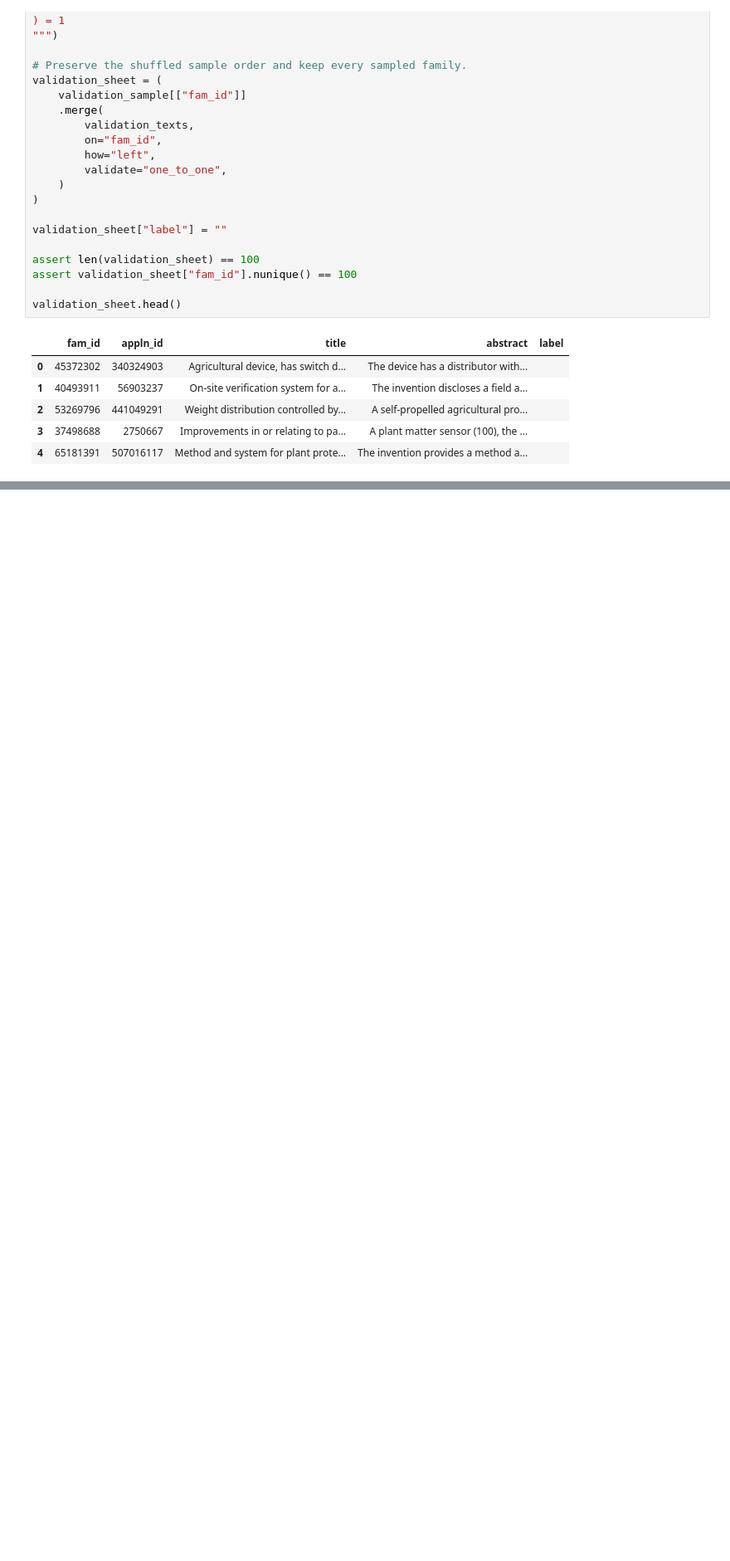
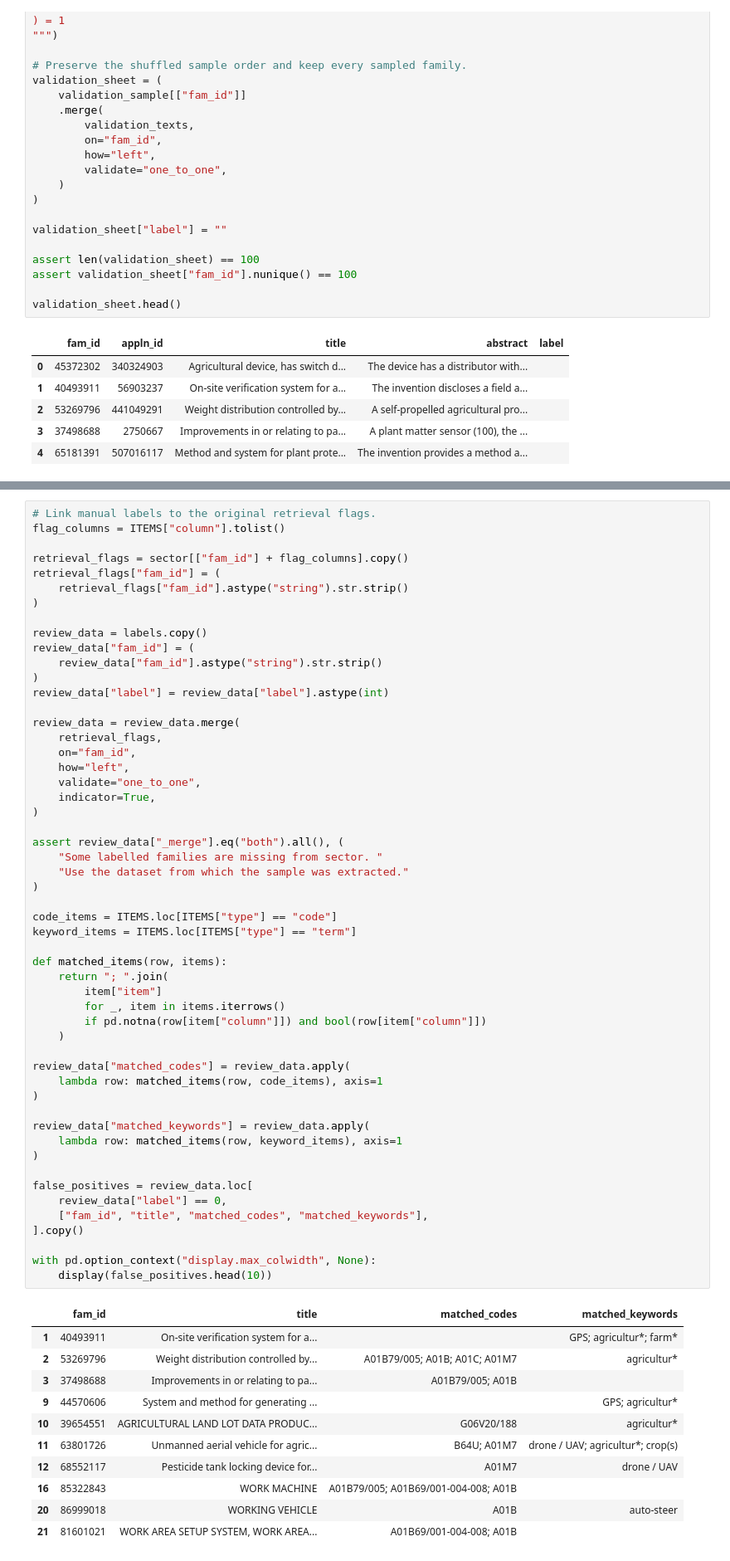
Before and after one commit to AriGBi/team-38-PrecisionAgriculture, a Jupyter notebook: notebooks/Step0_Ale.ipynb, the cells around one changed output, grey strips where cells are left out. Shown at 83% size. Saved outputs shown, nothing was run; the diff lists cells and outputs as text; blank space fills up the shorter version.

```diff
--- a/notebooks/Step0_Ale.ipynb
+++ b/notebooks/Step0_Ale.ipynb
@@ -1046,0 +1098,65 @@ Sampling information: outputs/step0/validation_strata_20261101_110434.csv
+# %%
+# Link manual labels to the original retrieval flags.
+flag_columns = ITEMS["column"].tolist()
+
+retrieval_flags = sector[["fam_id"] + flag_columns].copy()
+retrieval_flags["fam_id"] = (
+    retrieval_flags["fam_id"].astype("string").str.strip()
+)
+
+review_data = labels.copy()
+review_data["fam_id"] = (
+    review_data["fam_id"].astype("string").str.strip()
+)
+review_data["label"] = review_data["label"].astype(int)
+
+review_data = review_data.merge(
+    retrieval_flags,
+    on="fam_id",
+    how="left",
+    validate="one_to_one",
+    indicator=True,
+)
+
+assert review_data["_merge"].eq("both").all(), (
+    "Some labelled families are missing from sector. "
+    "Use the dataset from which the sample was extracted."
+)
+
+code_items = ITEMS.loc[ITEMS["type"] == "code"]
+keyword_items = ITEMS.loc[ITEMS["type"] == "term"]
+
+def matched_items(row, items):
+    return "; ".join(
+        item["item"]
+        for _, item in items.iterrows()
+        if pd.notna(row[item["column"]]) and bool(row[item["column"]])
+    )
+
+review_data["matched_codes"] = review_data.apply(
+    lambda row: matched_items(row, code_items), axis=1
+)
+
+review_data["matched_keywords"] = review_data.apply(
+    lambda row: matched_items(row, keyword_items), axis=1
+)
+
+false_positives = review_data.loc[
+    review_data["label"] == 0,
+    ["fam_id", "title", "matched_codes", "matched_keywords"],
+].copy()
+
+with pd.option_context("display.max_colwidth", None):
+    display(false_positives.head(10))
+# %% [output]
+|  | fam_id | title | matched_codes | matched_keywords |
+| 1 | 40493911 | On-site verification system for a... |  | GPS; agricultur*; farm* |
+| 2 | 53269796 | Weight distribution controlled by... | A01B79/005; A01B; A01C; A01M7 | agricultur* |
+| 3 | 37498688 | Improvements in or relating to pa... | A01B79/005; A01B |  |
+| 9 | 44570606 | System and method for generating ... |  | GPS; agricultur* |
+| 10 | 39654551 | AGRICULTURAL LAND LOT DATA PRODUC... | G06V20/188 | agricultur* |
+| 11 | 63801726 | Unmanned aerial vehicle for agric... | B64U; A01M7 | drone / UAV; agricultur*; crop(s) |
+| 12 | 68552117 | Pesticide tank locking device for... | A01M7 | drone / UAV |
+| 16 | 85322843 | WORK MACHINE | A01B79/005; A01B69/001-004-008; A01B |  |
+| 20 | 86999018 | WORKING VEHICLE | A01B | auto-steer |
+| 21 | 81601021 | WORK AREA SETUP SYSTEM, WORK AREA... | A01B69/001-004-008; A01B |  |
```
Also changed, not shown: parts of 15 cells of this notebook, 5 other files.
